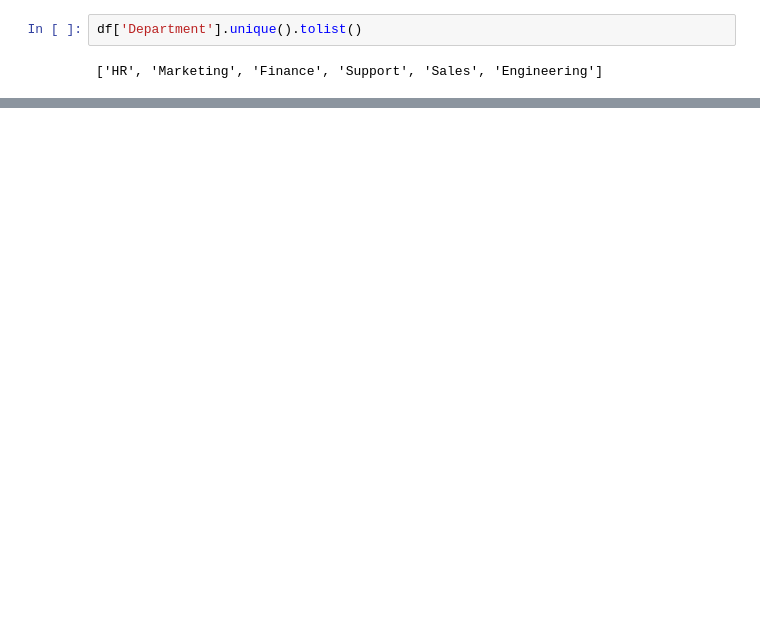
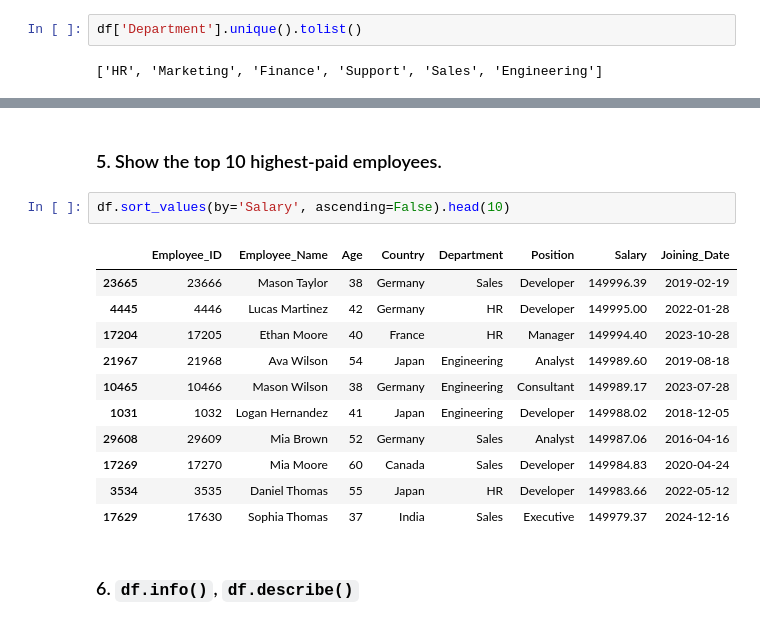
Before and after one commit to francisparwez/EmployeeInsight_SalaryTrends_Analysis, a Jupyter notebook: employee_insight.ipynb, the cells around one changed output, grey strips where cells are left out. Cells and saved outputs as stored; diff of their text form; blank space fills up the shorter version.

```diff
--- a/employee_insight.ipynb
+++ b/employee_insight.ipynb
@@ -48,0 +101,18 @@ df['Department'].unique().tolist()
+# %% [markdown]
+### 5. Show the top 10 highest-paid employees.
+# %%
+df.sort_values(by='Salary', ascending=False).head(10)
+# %% [output]
+|  | Employee_ID | Employee_Name | Age | Country | Department | Position | Salary | Joining_Date |
+| 23665 | 23666 | Mason Taylor | 38 | Germany | Sales | Developer | 149996.39 | 2019-02-19 |
+| 4445 | 4446 | Lucas Martinez | 42 | Germany | HR | Developer | 149995.00 | 2022-01-28 |
+| 17204 | 17205 | Ethan Moore | 40 | France | HR | Manager | 149994.40 | 2023-10-28 |
+| 21967 | 21968 | Ava Wilson | 54 | Japan | Engineering | Analyst | 149989.60 | 2019-08-18 |
+| 10465 | 10466 | Mason Wilson | 38 | Germany | Engineering | Consultant | 149989.17 | 2023-07-28 |
+| 1031 | 1032 | Logan Hernandez | 41 | Japan | Engineering | Developer | 149988.02 | 2018-12-05 |
+| 29608 | 29609 | Mia Brown | 52 | Germany | Sales | Analyst | 149987.06 | 2016-04-16 |
+| 17269 | 17270 | Mia Moore | 60 | Canada | Sales | Developer | 149984.83 | 2020-04-24 |
+| 3534 | 3535 | Daniel Thomas | 55 | Japan | HR | Developer | 149983.66 | 2022-05-12 |
+| 17629 | 17630 | Sophia Thomas | 37 | India | Sales | Executive | 149979.37 | 2024-12-16 |
+# %% [markdown]
+### 6. `df.info()`, `df.describe()`
```
Also changed, not shown: parts of 15 cells of this notebook, 1 other file.
